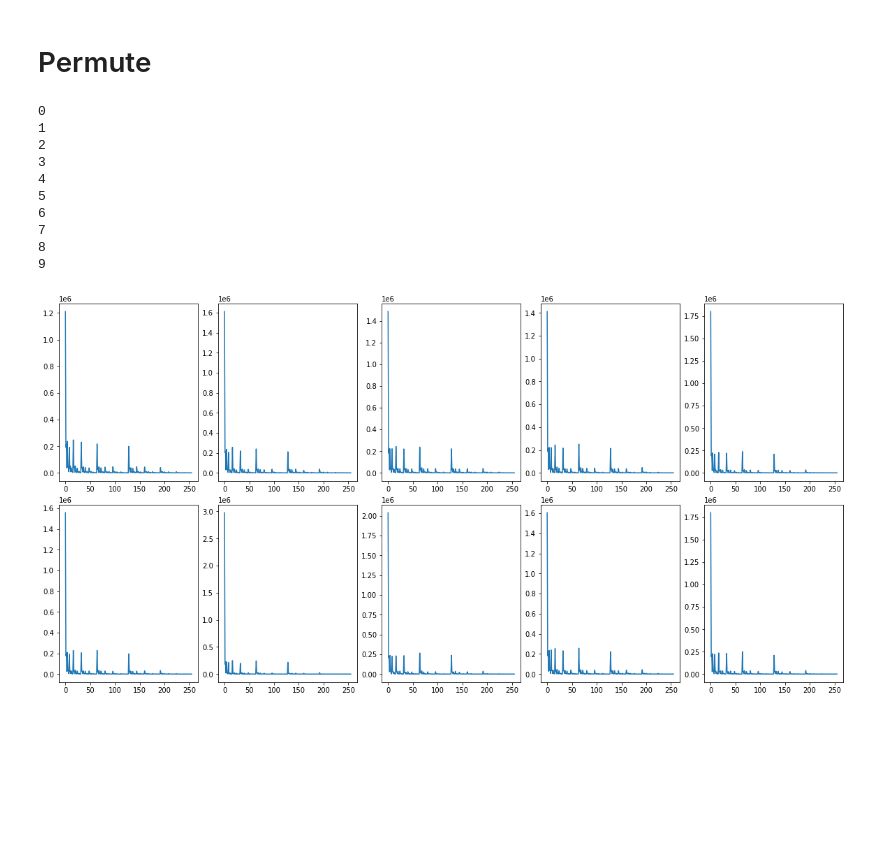
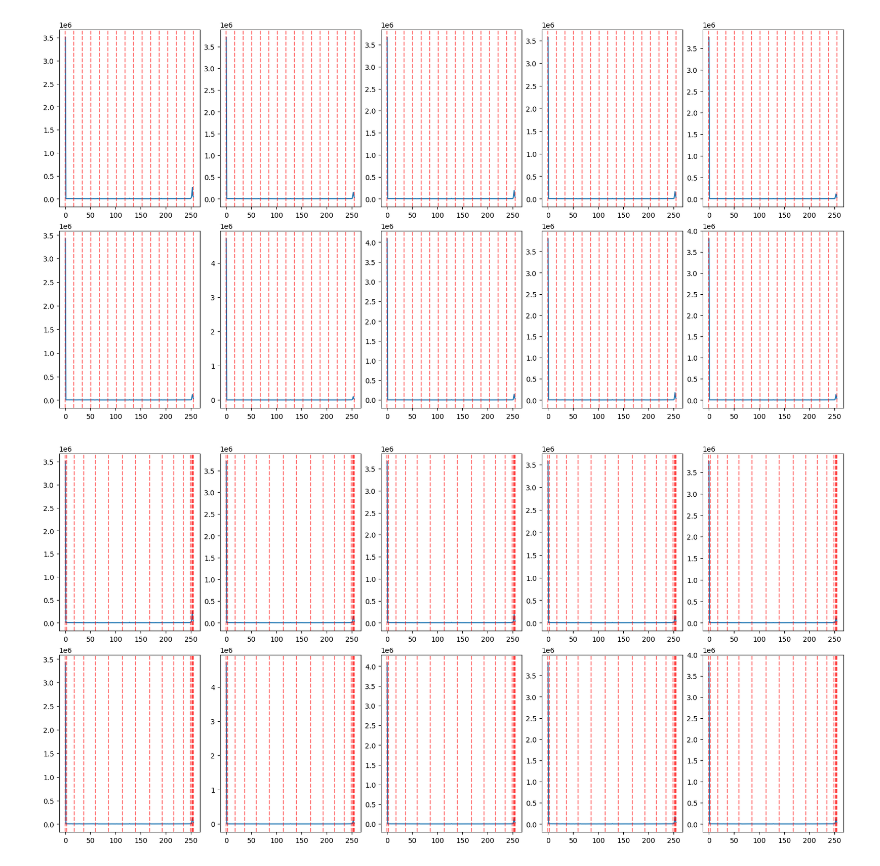
Before and after one commit to otavioon/wisard, a Jupyter notebook: input_analysis.ipynb, the cells around one changed output. Cells and saved outputs as stored; diff of their text form; code cells hidden in the pictures; blank space fills up the shorter version.

```diff
--- a/input_analysis.ipynb
+++ b/input_analysis.ipynb
@@ -32,3 +25,4 @@ from keras.datasets import mnist, fashion_mnist
-# %%
-(x_train, y_train), (x_test, y_test) = mnist.load_data()
+# %%
+mnist_file = Path("mnist.pkl")
+mnist_shuffled_file = Path("mnist_shuffled.pkl")
 # %%
@@ -71,2 +107,0 @@ display_mnist_dist(x_train, y_train)
-# %% [markdown]
-# Permute
@@ -78,14 +108,12 @@ x_test  = permute_dataset_bits(x_test, permutation)
-# %%
-display_mnist_dist(x_train, y_train)
-# %% [output]
-0
-1
-2
-3
-4
-5
-6
-7
-8
-9
-[figure, removed]
+# %%
+(x_train, y_train), (x_test, y_test) = load_mnist(mnist_file)
+intervals = cut(x_train, 16)
+display_mnist_dist(x_train, y_train, quantiles=intervals)
+# %% [output]
+[figure, added]
+# %%
+(x_train, y_train), (x_test, y_test) = load_mnist(mnist_file)
+intervals = qcut(x_train, 16)
+display_mnist_dist(x_train, y_train, quantiles=intervals)
+# %% [output]
+[figure, added]
```
Also changed, not shown: parts of 19 cells of this notebook, 13 other files.
